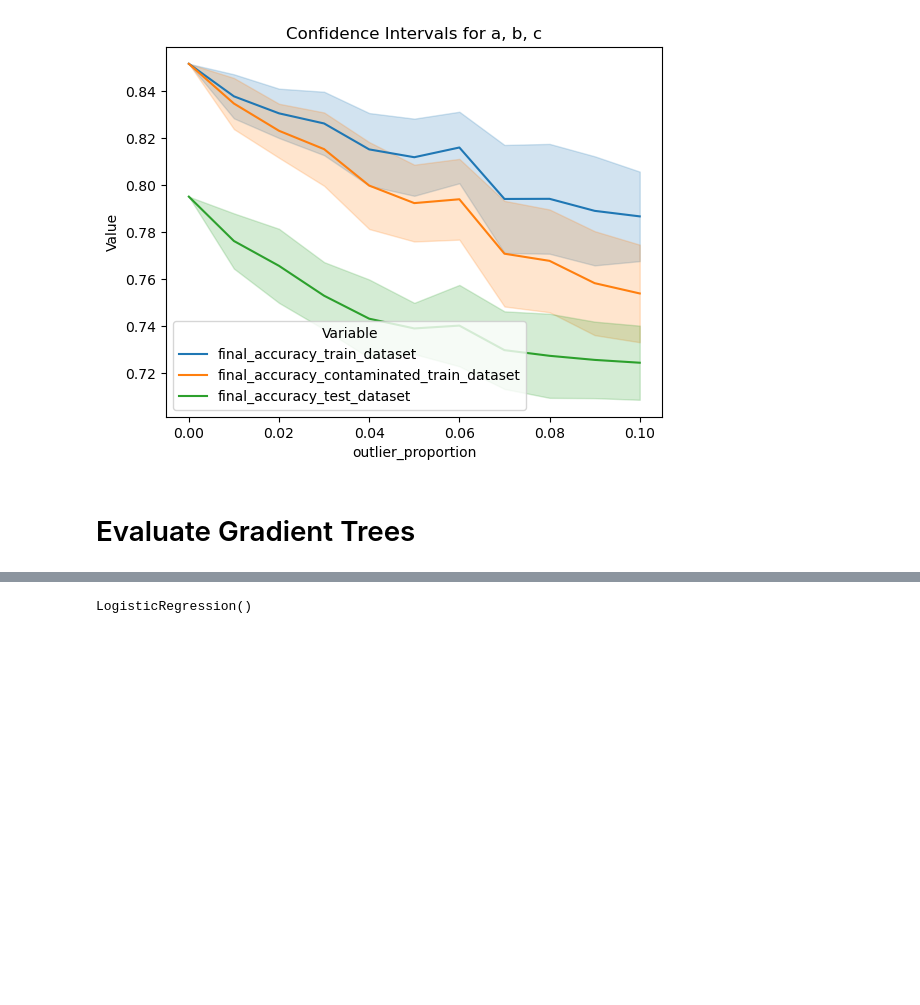
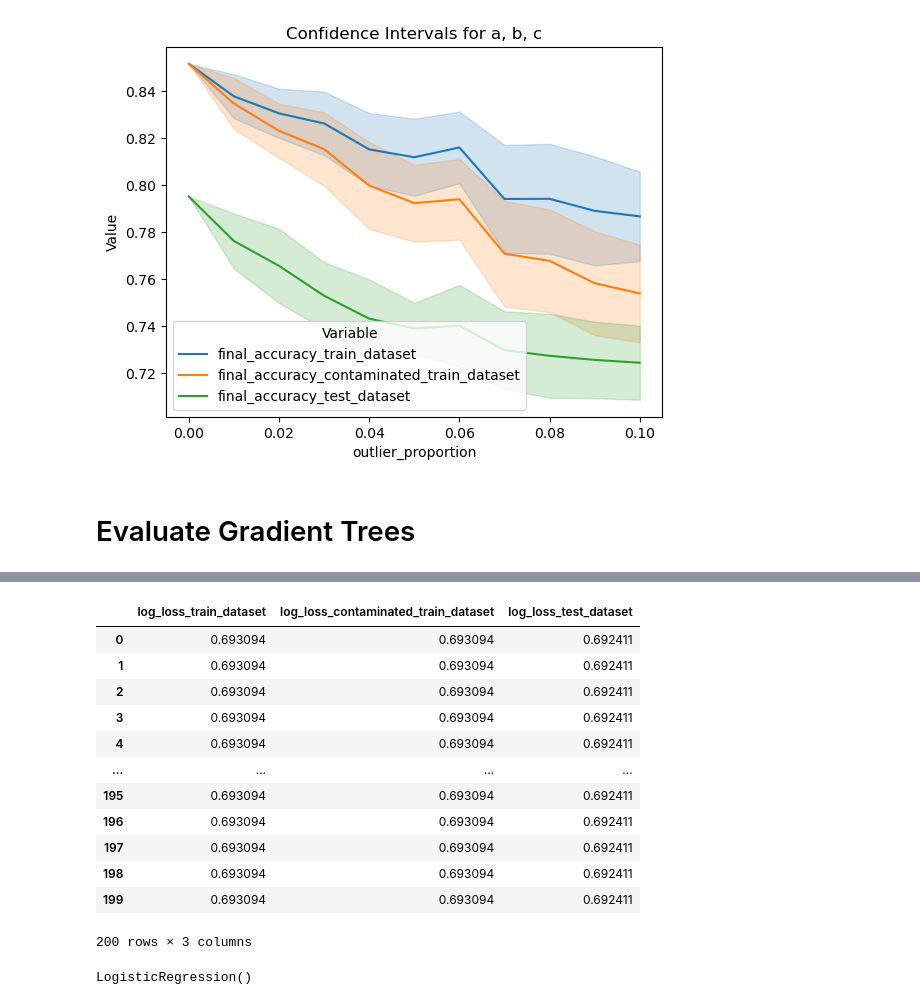
Before and after one commit to jackellishsieh/BoostingRounds, a Jupyter notebook: pipeline.ipynb, the cells around one changed output, grey strips where cells are left out. Saved outputs shown, nothing was run; the diff lists cells and outputs as text; code cells hidden in the pictures; blank space fills up the shorter version.

```diff
--- a/pipeline.ipynb
+++ b/pipeline.ipynb
@@ -268,10 +279,12 @@ plt.show()
 # %%
 # ex_df = pd.read_csv(df["outlier_dataset_filename"].iloc[0], index_col = 0)
-ex_train_df = pd.read_csv(df["train_dataset_filename"].iloc[0], index_col = 0)
-ex_outlier_df = pd.read_csv(df["outlier_dataset_filename"].iloc[0], index_col = 0).astype(ex1_df.dtypes.to_dict())
+GBDT_df = pd.read_csv("cleaned-datasets/mammographic/GBDT_df_part1.csv", index_col=0)
+
+ex_train_df = pd.read_csv(GBDT_df["train_dataset_filename"].iloc[0], index_col = 0)
+ex_outlier_df = pd.read_csv(GBDT_df["outlier_dataset_filename"].iloc[0], index_col = 0).astype(ex_train_df.dtypes.to_dict())
 ex_contaminated_df = pd.concat([ex_train_df, ex_outlier_df], axis=0, ignore_index=True)
 
-ex_test_df = pd.read_csv(df["test_dataset_filename"].iloc[0], index_col = 0)
+ex_test_df = pd.read_csv(GBDT_df["test_dataset_filename"].iloc[0], index_col = 0)
 # %%
 from sklearn.linear_model import LogisticRegression
 from sklearn.ensemble import GradientBoostingClassifier
@@ -290,3 +303,19 @@ clf.score(ex_test_df.drop("label", axis=1), ex_test_df["label"])
+# %%
+pd.read_csv(GBDT_df.iloc[0]["loss_data_filename"], index_col=0)
+# %% [output]
+|  | log_loss_train_dataset | log_loss_contaminated_train_dataset | log_loss_test_dataset |
+| 0 | 0.693094 | 0.693094 | 0.692411 |
+| 1 | 0.693094 | 0.693094 | 0.692411 |
+| 2 | 0.693094 | 0.693094 | 0.692411 |
+| 3 | 0.693094 | 0.693094 | 0.692411 |
+| 4 | 0.693094 | 0.693094 | 0.692411 |
+| ... | ... | ... | ... |
+| 195 | 0.693094 | 0.693094 | 0.692411 |
+| 196 | 0.693094 | 0.693094 | 0.692411 |
+| 197 | 0.693094 | 0.693094 | 0.692411 |
+| 198 | 0.693094 | 0.693094 | 0.692411 |
+| 199 | 0.693094 | 0.693094 | 0.692411 |
+200 rows × 3 columns
 # %%
 clf.score(ex3_df.drop("label", axis=1), ex3_df["label"])
 # %% [output]
```
Also changed, not shown: parts of 26 cells of this notebook, 3 other files.
